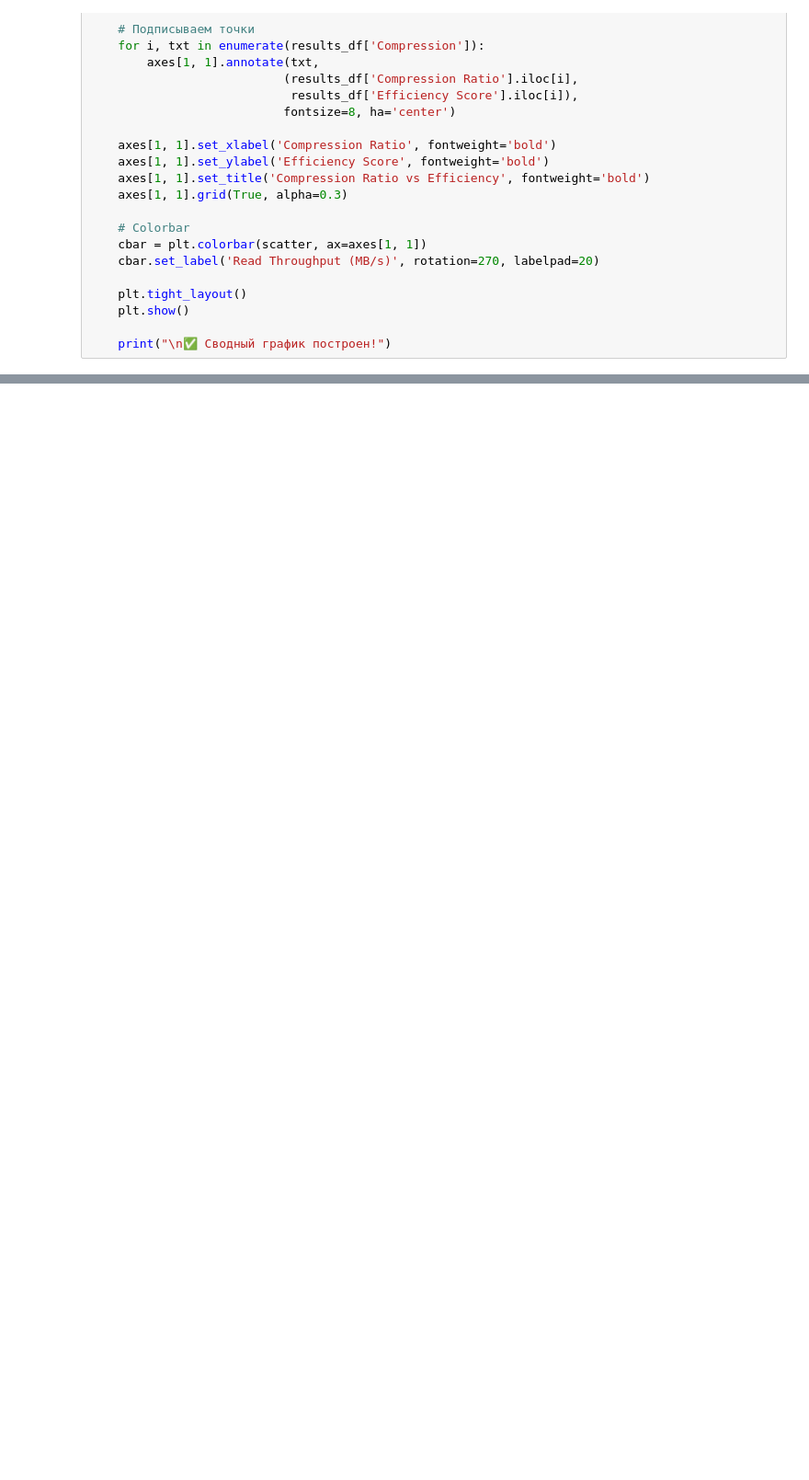
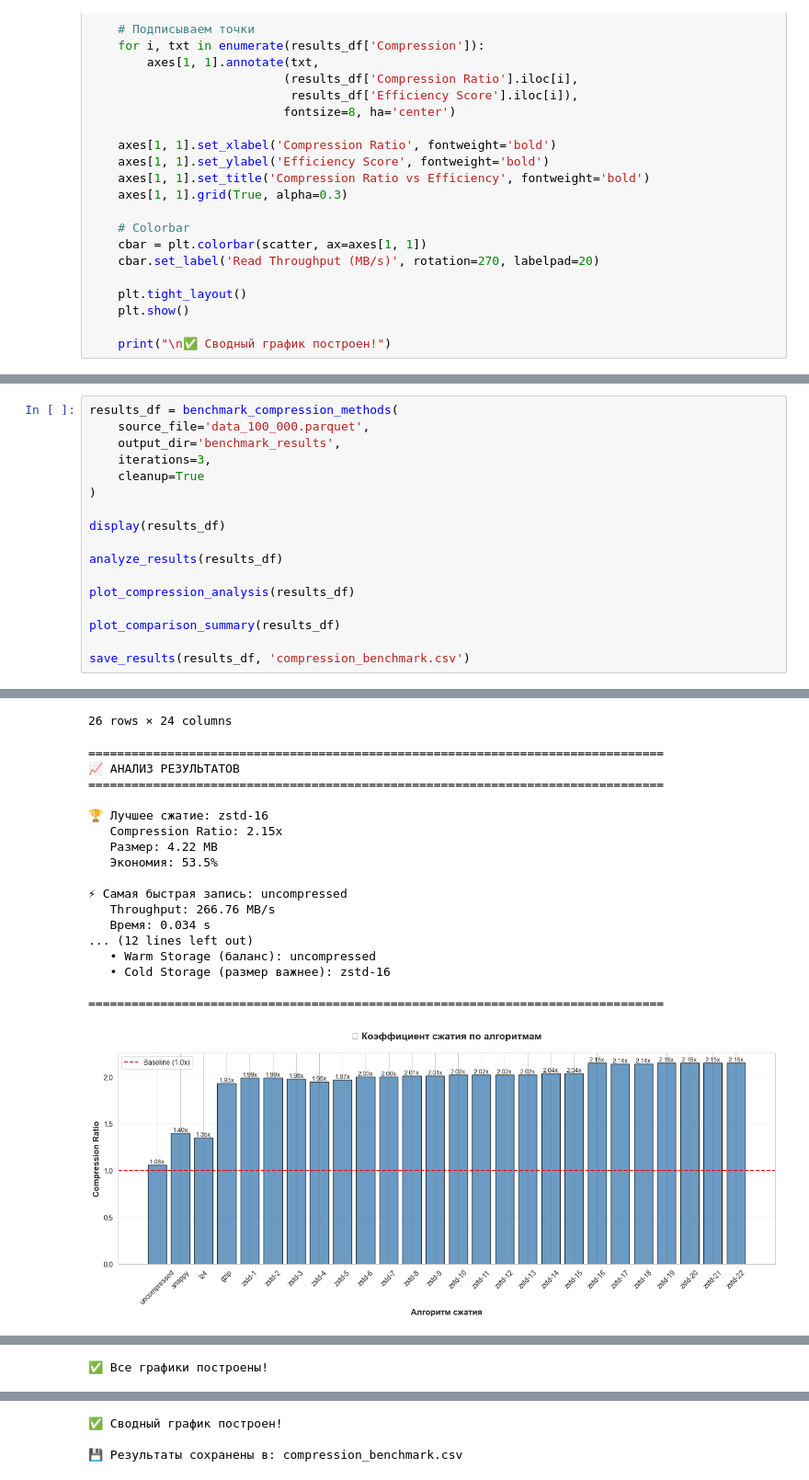
Before and after one commit to k0rsakov/pet_project_compression_data, a Jupyter notebook: benchmark.ipynb, the cells around one changed output, grey strips where cells are left out. Shown at 92% size. Cells and saved outputs as stored; diff of their text form; blank space fills up the shorter version.

```diff
--- a/benchmark.ipynb
+++ b/benchmark.ipynb
@@ -547,0 +710,18 @@ def plot_comparison_summary(results_df):
+# %%
+results_df = benchmark_compression_methods(
+    source_file='data_100_000.parquet',
+    output_dir='benchmark_results',
+    iterations=3,
+    cleanup=True
+)
+
+display(results_df)
+
+analyze_results(results_df)
+
+plot_compression_analysis(results_df)
+
+plot_comparison_summary(results_df)
+
+save_results(results_df, 'compression_benchmark.csv')
+# %% [output]
@@ -547,0 +762,19 @@ def plot_comparison_summary(results_df):
+26 rows × 24 columns
+================================================================================
+📈 АНАЛИЗ РЕЗУЛЬТАТОВ
+================================================================================
+
+🏆 Лучшее сжатие: zstd-16
+   Compression Ratio: 2.15x
+   Размер: 4.22 MB
+   Экономия: 53.5%
+
+⚡ Самая быстрая запись: uncompressed
+   Throughput: 266.76 MB/s
+   Время: 0.034 s
+... (12 lines left out)
+   • Warm Storage (баланс): uncompressed
+   • Cold Storage (размер важнее): zstd-16
+
+================================================================================
+[figure, added]
@@ -547,0 +785 @@ def plot_comparison_summary(results_df):
+✅ Все графики построены!
@@ -547,0 +787,3 @@ def plot_comparison_summary(results_df):
+✅ Сводный график построен!
+
+💾 Результаты сохранены в: compression_benchmark.csv
```
Also changed, not shown: parts of 7 cells of this notebook, 2 other files.
